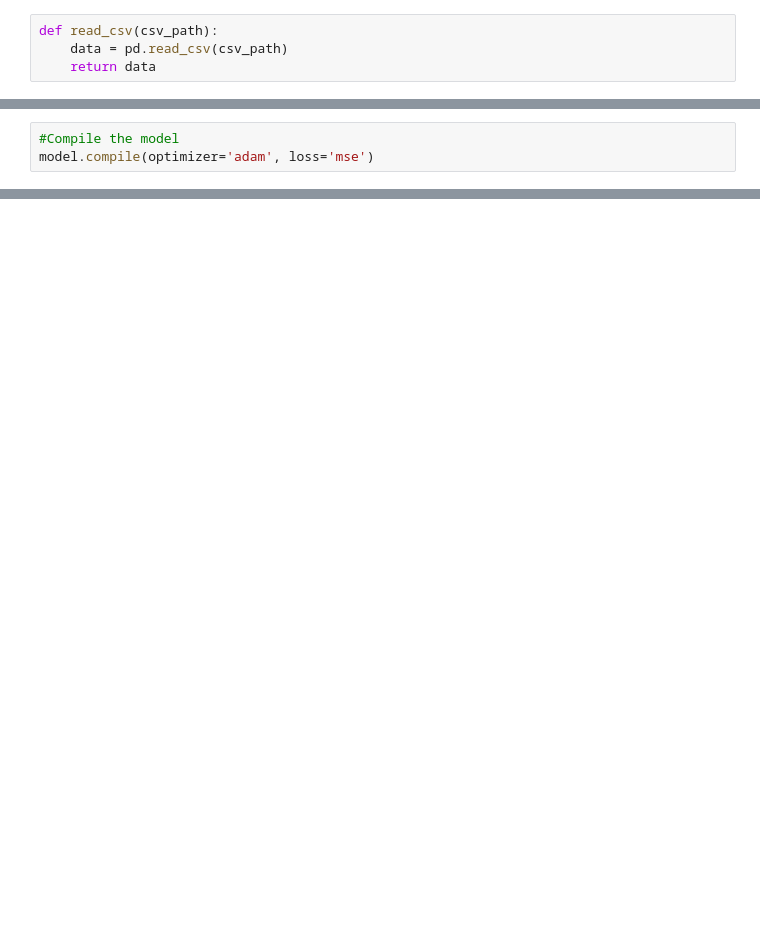
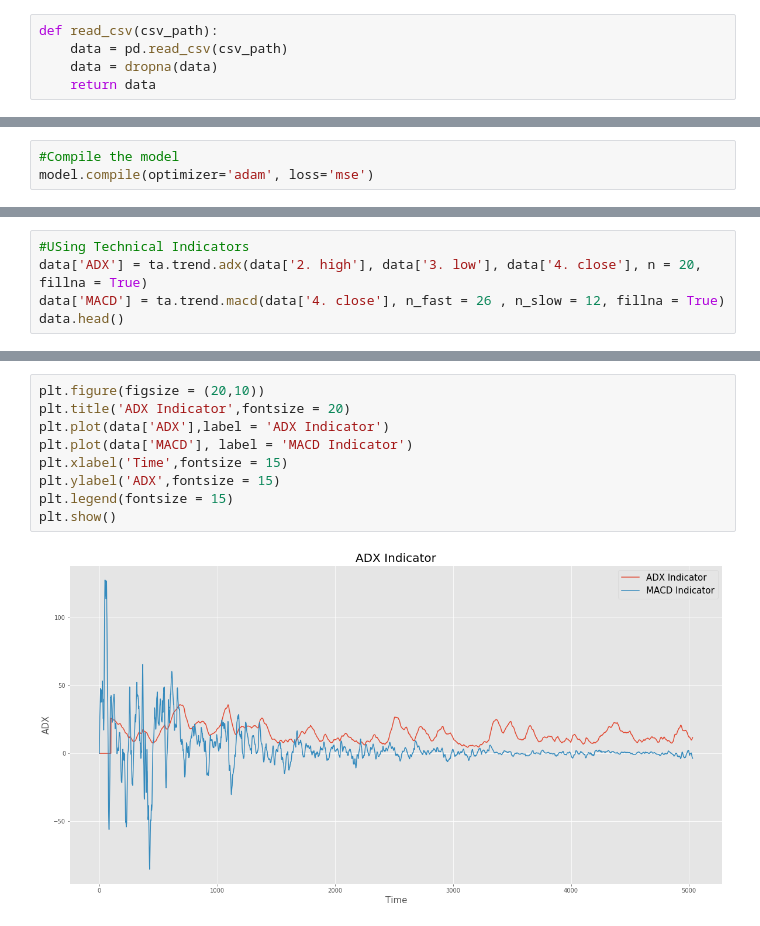
Before and after one commit to Aryan-jaiswal/StockPricePredictor, a Jupyter notebook: predictor.ipynb, the cells around one changed output, grey strips where cells are left out. Saved outputs shown, nothing was run; the diff lists cells and outputs as text; blank space fills up the shorter version.

Commit message:
Added Technical Indicator

```diff
--- a/predictor.ipynb
+++ b/predictor.ipynb
@@ -12,6 +12,7 @@ Using Theano backend.
 # %%
 def read_csv(csv_path):
     data = pd.read_csv(csv_path)
+    data = dropna(data)
     return data
 # %%
 data = read_csv('AMZN_daily.csv')
@@ -136,0 +157,5 @@ plt.show()
+# %%
+#USing Technical Indicators
+data['ADX'] = ta.trend.adx(data['2. high'], data['3. low'], data['4. close'], n = 20, fillna = True)
+data['MACD'] = ta.trend.macd(data['4. close'], n_fast = 26 , n_slow = 12, fillna = True)
+data.head()
@@ -136,0 +169,11 @@ plt.show()
+# %%
+plt.figure(figsize = (20,10))
+plt.title('ADX Indicator',fontsize = 20)
+plt.plot(data['ADX'],label = 'ADX Indicator')
+plt.plot(data['MACD'], label = 'MACD Indicator')
+plt.xlabel('Time',fontsize = 15)
+plt.ylabel('ADX',fontsize = 15)
+plt.legend(fontsize = 15)
+plt.show()
+# %% [output]
+[figure, added]
```
Also changed, not shown: parts of 13 cells of this notebook.
